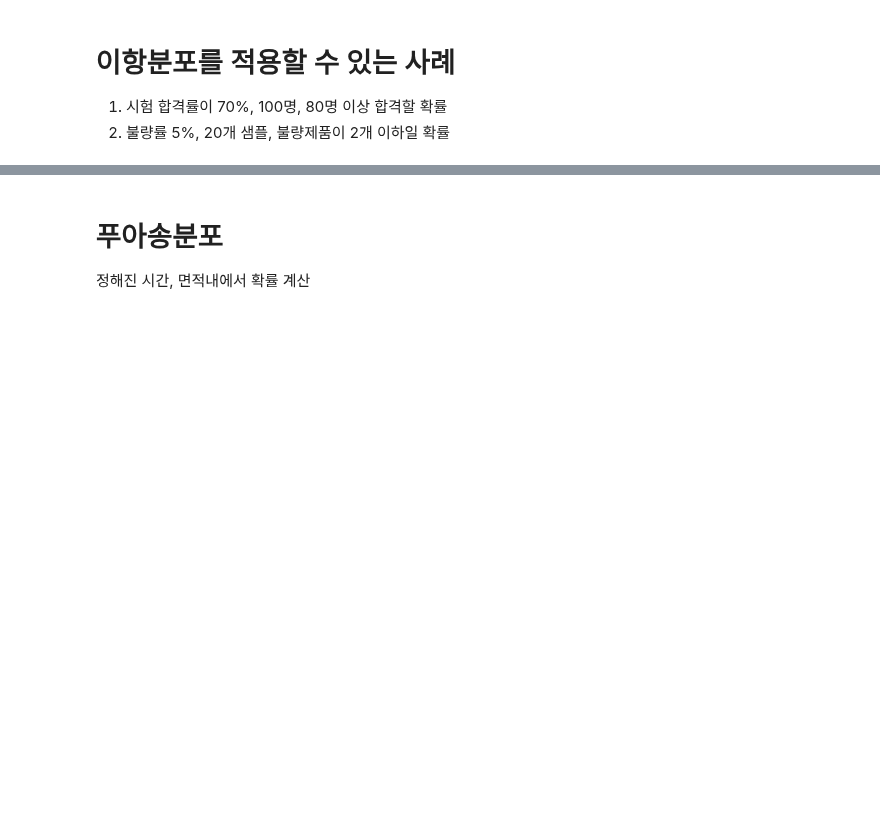
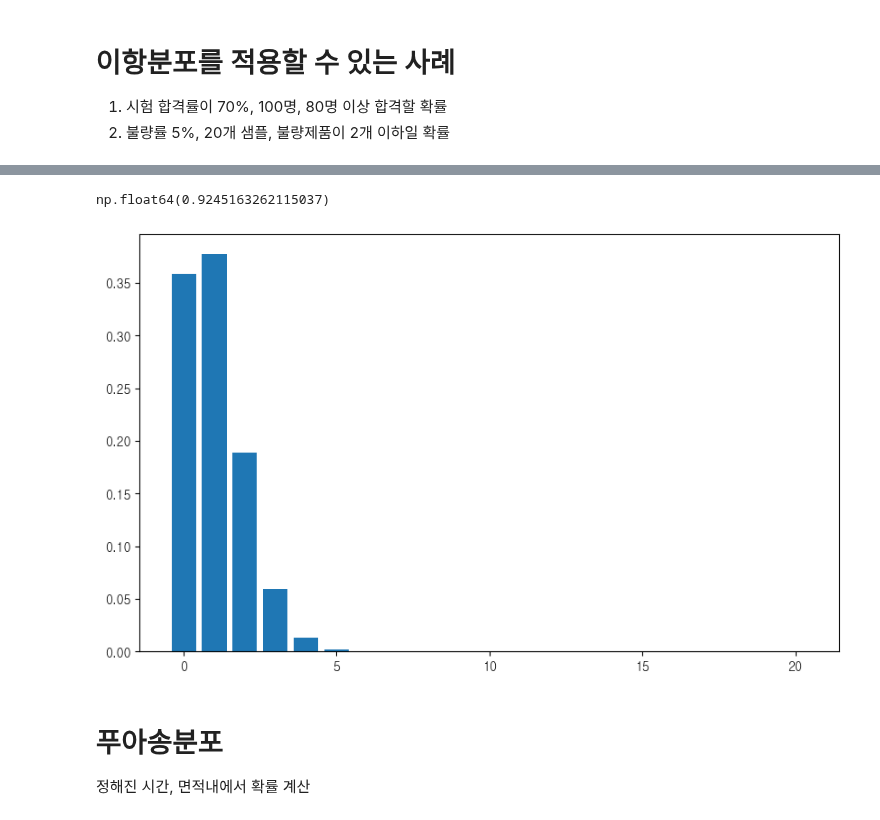
Before and after one commit to yleessam/hipython_rep, a Jupyter notebook: 24_확률분포.ipynb, the cells around one changed output, grey strips where cells are left out. Cells and saved outputs as stored; diff of their text form; code cells hidden in the pictures; blank space fills up the shorter version.

```diff
--- a/24_확률분포.ipynb
+++ b/24_확률분포.ipynb
@@ -124,3 +169,18 @@ plt.show()
+# %%
+n=20
+p=0.05
+prob = binom.cdf(2,n,p)
+prob
+# %% [output]
+np.float64(0.9245163262115037)
+# %%
+# 확률분포
+X = np.arange(0,n+1)
+P_values = binom.pmf(X,n,p)
+plt.bar(X, P_values)
+plt.show()
+# %% [output]
+[figure, added]
 # %% [markdown]
 # 푸아송분포
 정해진 시간, 면적내에서 확률 계산
```
Also changed, not shown: parts of 7 cells of this notebook.
